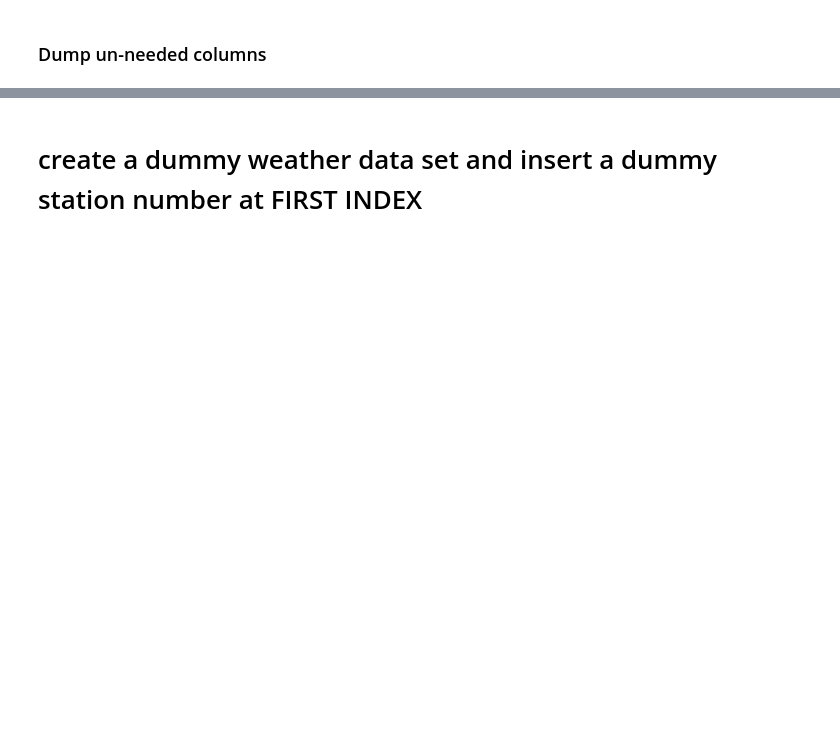
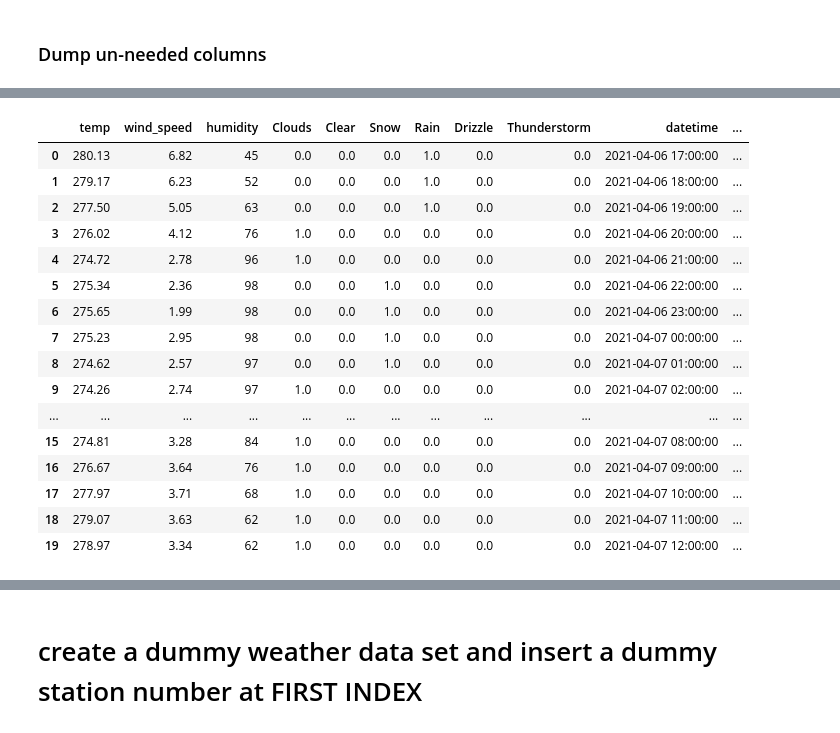
Before and after one commit to LeahE128/wheelieGood, a Jupyter notebook: bikesWeatherModel.ipynb, the cells around one changed output, grey strips where cells are left out. Saved outputs shown, nothing was run; the diff lists cells and outputs as text; code cells hidden in the pictures; blank space fills up the shorter version.

```diff
--- a/bikesWeatherModel.ipynb
+++ b/bikesWeatherModel.ipynb
@@ -492,0 +461,8 @@ weather_df.head(2)
+# %%
+# Create new column weekday
+weather_df['weekday'] = weather_df['dt'].dt.dayofweek
+# Create new column hour
+weather_df['hour'] = weather_df['dt'].dt.hour
+
+# dump now defunct datetime column
+weather_df = weather_df.drop(columns= ["dt"])
@@ -493,2 +480,22 @@ weather_df.head(2)
+# %%
+weather_df.head(20)
+# %% [output]
+|  | temp | wind_speed | humidity | Clouds | Clear | Snow | Rain | Drizzle | Thunderstorm | datetime | ... |
+| 0 | 280.13 | 6.82 | 45 | 0.0 | 0.0 | 0.0 | 1.0 | 0.0 | 0.0 | 2021-04-06 17:00:00 | ... |
+| 1 | 279.17 | 6.23 | 52 | 0.0 | 0.0 | 0.0 | 1.0 | 0.0 | 0.0 | 2021-04-06 18:00:00 | ... |
+| 2 | 277.50 | 5.05 | 63 | 0.0 | 0.0 | 0.0 | 1.0 | 0.0 | 0.0 | 2021-04-06 19:00:00 | ... |
+| 3 | 276.02 | 4.12 | 76 | 1.0 | 0.0 | 0.0 | 0.0 | 0.0 | 0.0 | 2021-04-06 20:00:00 | ... |
+| 4 | 274.72 | 2.78 | 96 | 1.0 | 0.0 | 0.0 | 0.0 | 0.0 | 0.0 | 2021-04-06 21:00:00 | ... |
+| 5 | 275.34 | 2.36 | 98 | 0.0 | 0.0 | 1.0 | 0.0 | 0.0 | 0.0 | 2021-04-06 22:00:00 | ... |
+| 6 | 275.65 | 1.99 | 98 | 0.0 | 0.0 | 1.0 | 0.0 | 0.0 | 0.0 | 2021-04-06 23:00:00 | ... |
+| 7 | 275.23 | 2.95 | 98 | 0.0 | 0.0 | 1.0 | 0.0 | 0.0 | 0.0 | 2021-04-07 00:00:00 | ... |
+| 8 | 274.62 | 2.57 | 97 | 0.0 | 0.0 | 1.0 | 0.0 | 0.0 | 0.0 | 2021-04-07 01:00:00 | ... |
+| 9 | 274.26 | 2.74 | 97 | 1.0 | 0.0 | 0.0 | 0.0 | 0.0 | 0.0 | 2021-04-07 02:00:00 | ... |
+| ... | ... | ... | ... | ... | ... | ... | ... | ... | ... | ... | ... |
+| 15 | 274.81 | 3.28 | 84 | 1.0 | 0.0 | 0.0 | 0.0 | 0.0 | 0.0 | 2021-04-07 08:00:00 | ... |
+| 16 | 276.67 | 3.64 | 76 | 1.0 | 0.0 | 0.0 | 0.0 | 0.0 | 0.0 | 2021-04-07 09:00:00 | ... |
+| 17 | 277.97 | 3.71 | 68 | 1.0 | 0.0 | 0.0 | 0.0 | 0.0 | 0.0 | 2021-04-07 10:00:00 | ... |
+| 18 | 279.07 | 3.63 | 62 | 1.0 | 0.0 | 0.0 | 0.0 | 0.0 | 0.0 | 2021-04-07 11:00:00 | ... |
+| 19 | 278.97 | 3.34 | 62 | 1.0 | 0.0 | 0.0 | 0.0 | 0.0 | 0.0 | 2021-04-07 12:00:00 | ... |
 # %%
 weather_df.nunique()
```
Also changed, not shown: parts of 37 cells of this notebook, 5 other files.
